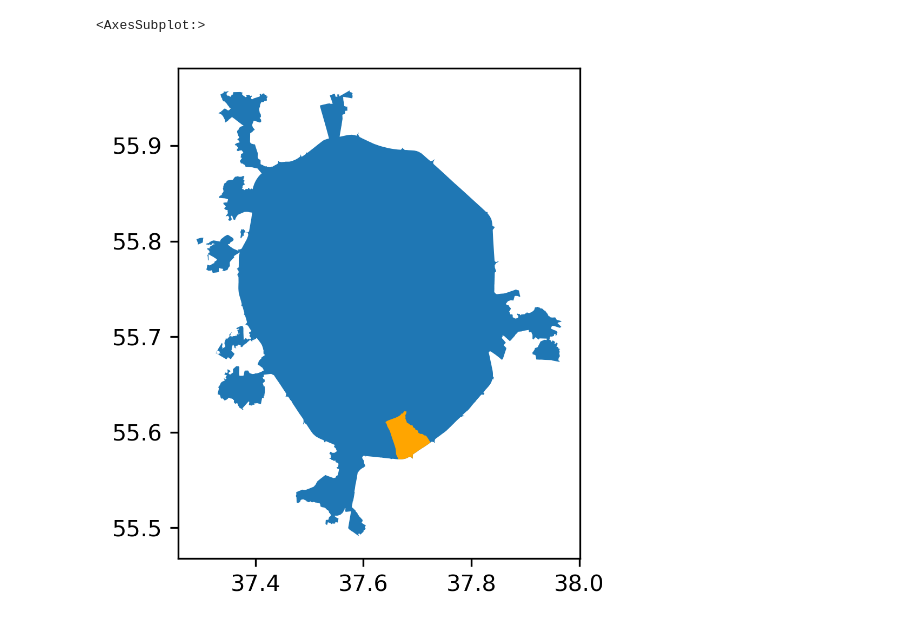
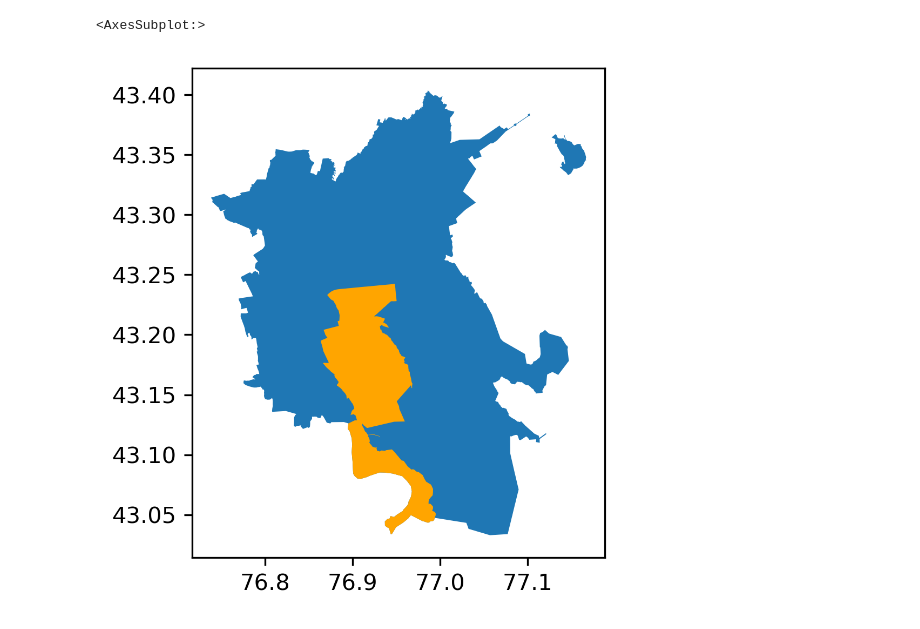
Before and after one commit to mvarentsov/UClim4HSE-2024, a Jupyter notebook: Practice/PW2_example_OSM.ipynb, the cells around one changed output. Drawn from its saved outputs; the diff is of its cells as text; code cells hidden in the pictures.

```diff
--- a/Practice/PW2_example_OSM.ipynb
+++ b/Practice/PW2_example_OSM.ipynb
@@ -7,16 +7,16 @@ import geopandas as gpd
 plt.rcParams['figure.dpi'] = 300
 plt.rcParams['savefig.dpi'] = 300
 # %%
-place_name = "Moscow, Russia"
+place_name = "Almata, KZ"
 area = ox.geocode_to_gdf(place_name)
 ax = area.plot()
 
-place_name1 = "Biryulyovo, Moscow, Russia"
+place_name1 = "Bostandyk, Almata, KZ"
 area = ox.geocode_to_gdf(place_name1)
 area.plot(ax = ax, color = 'orange')
 # %% [output]
 <AxesSubplot:>
-[figure, old version]
+[figure, new version]
 # %%
 tags = {'building': True}
 
```
Also changed, not shown: parts of 3 cells of this notebook, 2 other files.
